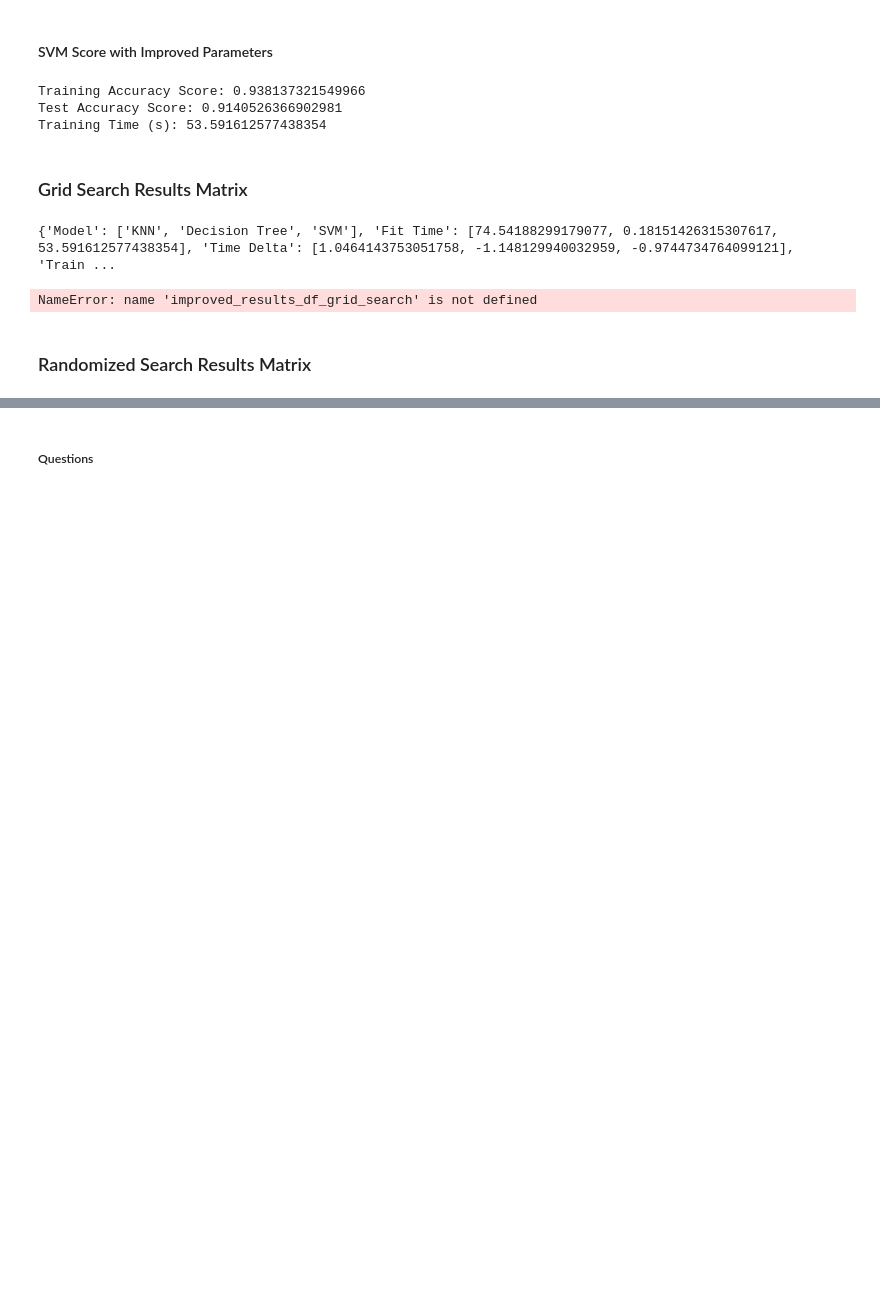
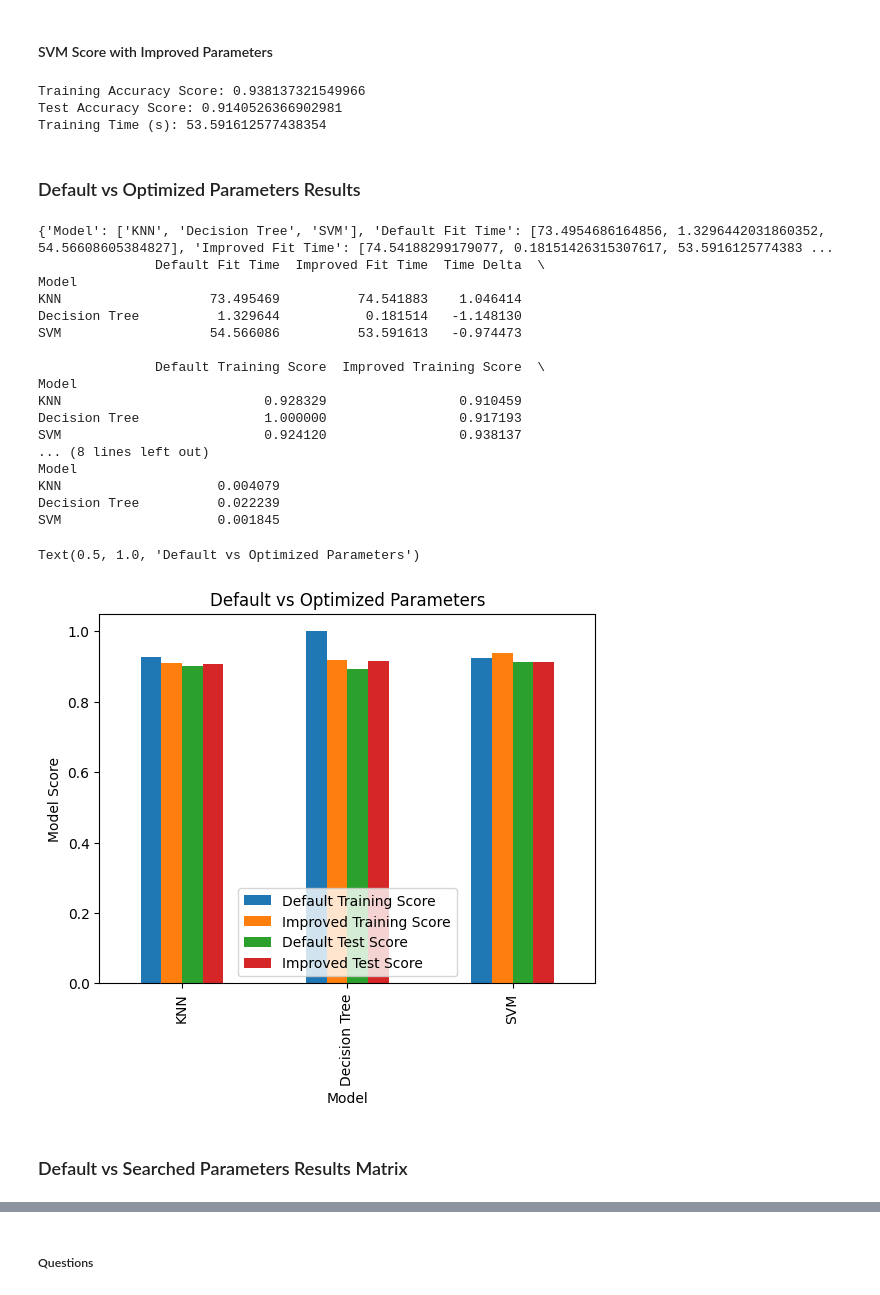
Before and after one commit to SenorMega/AI_ML-Jupyter-Notebooks, a Jupyter notebook: Mod 17 - Practical Assignment #3 Comparing Classifiers/Prac Assignment 3.ipynb, the cells around one changed output, grey strips where cells are left out. Cells and saved outputs as stored; diff of their text form; code cells hidden in the pictures; blank space fills up the shorter version.

```diff
--- a/Mod 17 - Practical Assignment #3 Comparing Classifiers/Prac Assignment 3.ipynb
+++ b/Mod 17 - Practical Assignment #3 Comparing Classifiers/Prac Assignment 3.ipynb
@@ -492,23 +492,48 @@ print(f'Training Time (s): {svc_elapsed_time2}')
 Training Accuracy Score: 0.938137321549966
 Test Accuracy Score: 0.9140526366902981
 Training Time (s): 53.591612577438354
+# %% [markdown]
+### Default vs Optimized Parameters Results
+# %%
+improved_results_dict = {
+    'Model': ['KNN', 'Decision Tree', 'SVM'],
+    'Default Fit Time': [knn_elapsed_time, decTree_elapsed_time, svc_elapsed_time],
+    'Improved Fit Time': [knn_elapsed_time2, decTree_elapsed_time2, svc_elapsed_time2],
+    'Time Delta': [knn_elapsed_time2-knn_elapsed_time, decTree_elapsed_time2-decTree_elapsed_time, svc_elapsed_time2-svc_elapsed_time],
+    'Default Training Score': [knn_train_score, decTree_train_score, svc_train_score],
+    'Improved Training Score': [knn_train_score2, decTree_train_score2, svc_train_score2],
+    'Training Score Delta': [knn_train_score2-knn_train_score, decTree_train_score2-decTree_train_score, svc_train_score2-svc_train_score],
+    'Default Test Score': [knn_test_score, decTree_test_score, svc_test_score],
+    'Improved Test Score': [knn_test_score2, decTree_test_score2, svc_test_score2],
+    'Test Score Delta': [knn_test_score2-knn_test_score, decTree_test_score2-decTree_test_score, svc_test_score2-svc_test_score]
+}
+print(improved_results_dict)
+improved_results_df_grid_search = pd.DataFrame(improved_results_dict).set_index('Model')
+print(improved_results_df_grid_search)
+
+improved_results_df_search_for_graphing = pd.DataFrame(improved_results_dict)
+improved_results_df_search_for_graphing.plot(x='Model', y=['Default Training Score','Improved Training Score','Default Test Score','Improved Test Score'], kind='bar')
+plt.ylabel('Model Score')
+plt.title('Default vs Optimized Parameters')
+# %% [output]
+{'Model': ['KNN', 'Decision Tree', 'SVM'], 'Default Fit Time': [73.4954686164856, 1.3296442031860352, 54.56608605384827], 'Improved Fit Time': [74.54188299179077, 0.18151426315307617, 53.5916125774383 ...
+               Default Fit Time  Improved Fit Time  Time Delta  \
+Model
+KNN                   73.495469          74.541883    1.046414
+Decision Tree          1.329644           0.181514   -1.148130
+SVM                   54.566086          53.591613   -0.974473
+
+               Default Training Score  Improved Training Score  \
+Model
+KNN                          0.928329                 0.910459
+Decision Tree                1.000000                 0.917193
+SVM                          0.924120                 0.938137
+... (8 lines left out)
+Model
+KNN                    0.004079
+Decision Tree          0.022239
+SVM                    0.001845
+Text(0.5, 1.0, 'Default vs Optimized Parameters')
+[figure, added]
 # %% [markdown]
-### Grid Search Results Matrix
+### Default vs Searched Parameters Results Matrix
-# %%
-improved_results_dict_grid_search = {
-    'Model': ['KNN', 'Decision Tree', 'SVM'],
-    'Fit Time': [knn_elapsed_time2, decTree_elapsed_time2, svc_elapsed_time2],
-    'Time Delta': [knn_elapsed_time2-knn_elapsed_time, decTree_elapsed_time2-decTree_elapsed_time, svc_elapsed_time2-svc_elapsed_time],
-    'Training Score': [knn_train_score2, decTree_train_score2, svc_train_score2],
-    'Trainins Score Delta': [knn_train_score2-knn_train_score, decTree_train_score2-decTree_train_score, svc_train_score2-svc_train_score],
-    'Test Score': [knn_test_score2, decTree_test_score2, svc_test_score2],
-    'Test Score Delta': [knn_test_score2-knn_test_score, decTree_test_score2-decTree_test_score, svc_test_score2-svc_test_score]
-}
-print(improved_results_dict_grid_search)
-improved_results_df = pd.DataFrame(improved_results_dict_grid_search).set_index('Model')
-print(improved_results_df_grid_search)
-# %% [output]
-{'Model': ['KNN', 'Decision Tree', 'SVM'], 'Fit Time': [74.54188299179077, 0.18151426315307617, 53.591612577438354], 'Time Delta': [1.0464143753051758, -1.148129940032959, -0.9744734764099121], 'Train ...
-NameError: name 'improved_results_df_grid_search' is not defined
-# %% [markdown]
-### Randomized Search Results Matrix
```
Also changed, not shown: parts of 5 cells of this notebook.
